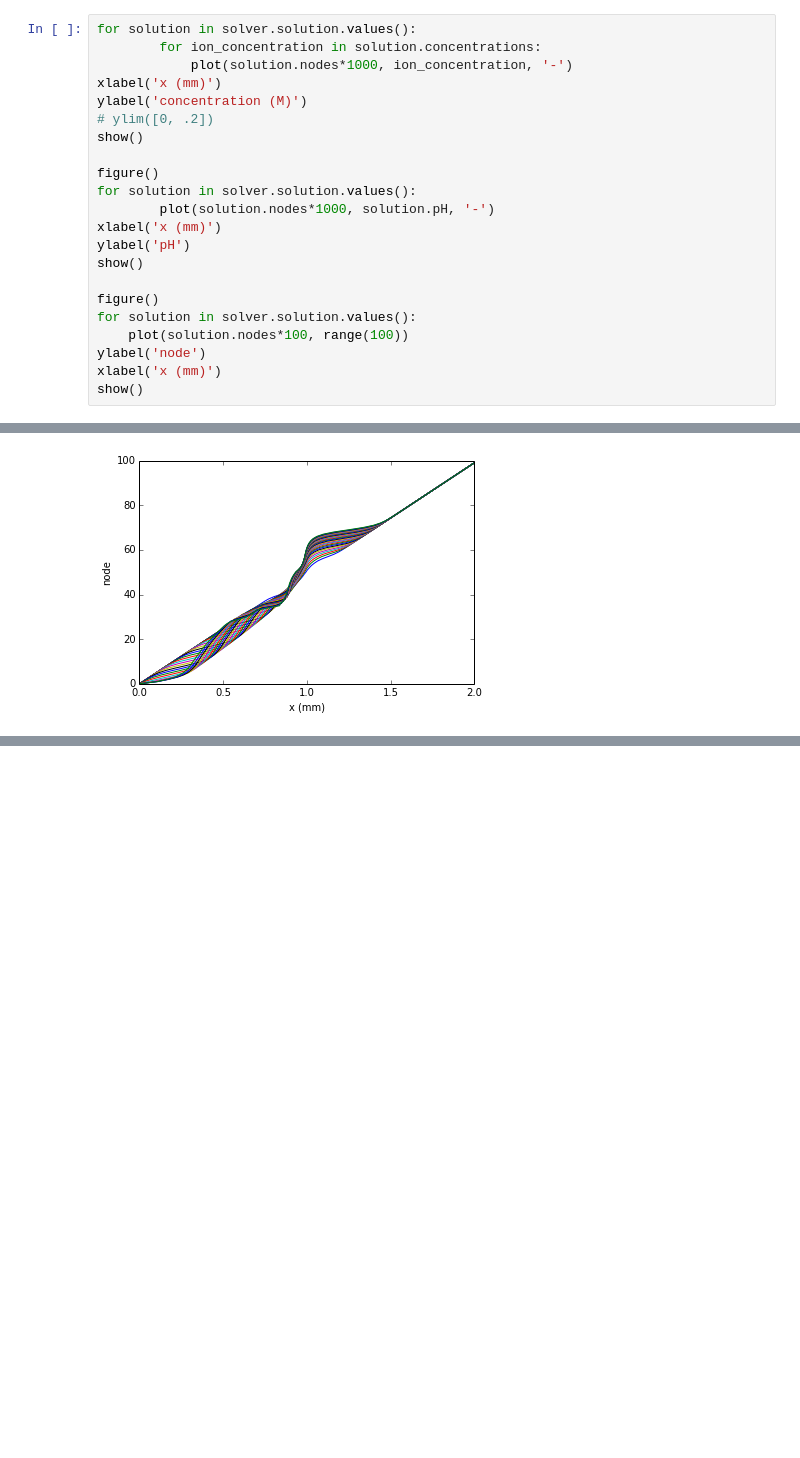
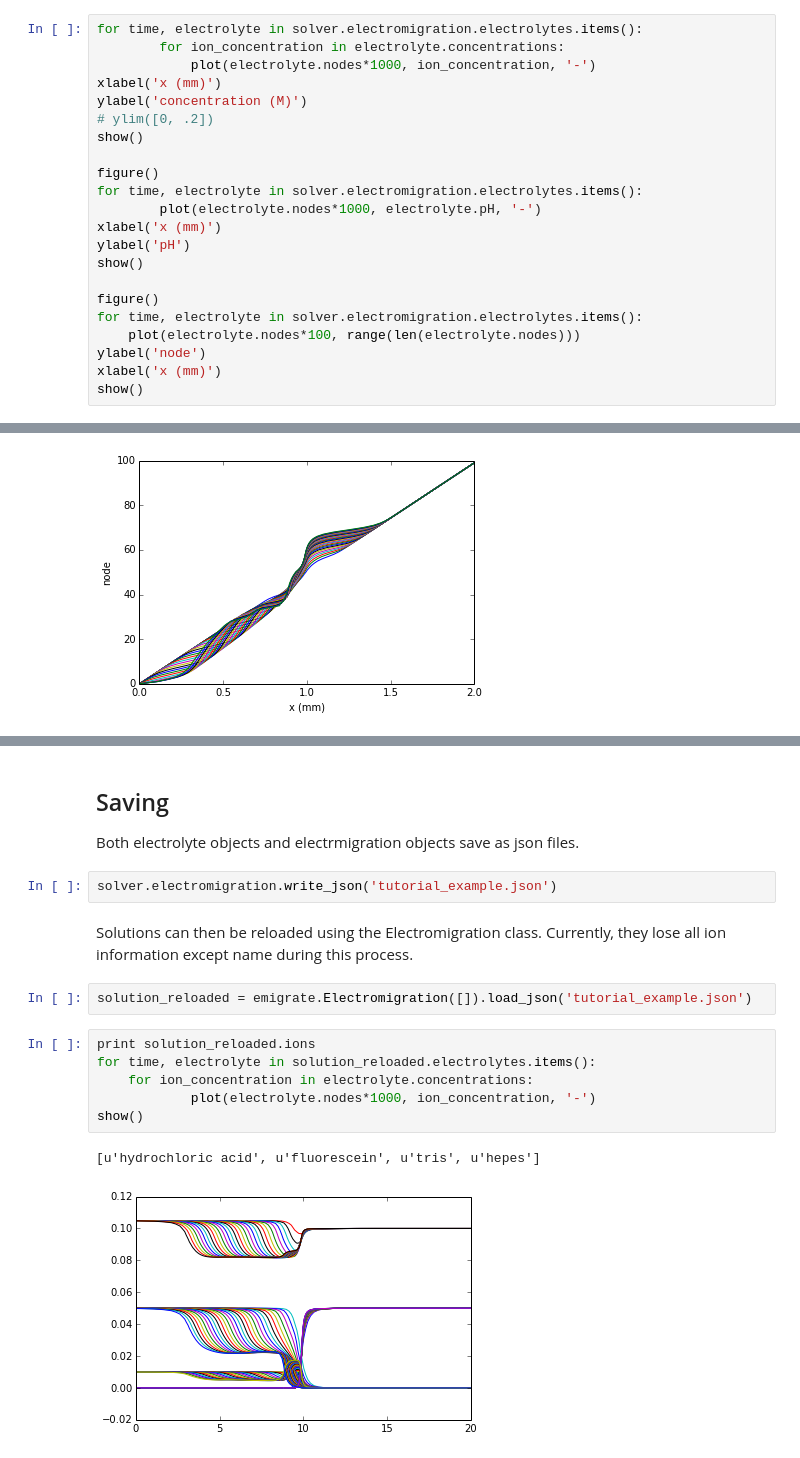
Before and after one commit to lewisamarshall/emigrate, a Jupyter notebook: Tutorial.ipynb, the cells around one changed output, grey strips where cells are left out. Cells and saved outputs as stored; diff of their text form; blank space fills up the shorter version.

Commit message:
Updated tutorial with saving and loading.

```diff
--- a/Tutorial.ipynb
+++ b/Tutorial.ipynb
@@ -60,22 +60,22 @@ Solved in 14.0154378414 seconds.
 # %%
-for solution in solver.solution.values():
-        for ion_concentration in solution.concentrations:
-            plot(solution.nodes*1000, ion_concentration, '-')
+for time, electrolyte in solver.electromigration.electrolytes.items():
+        for ion_concentration in electrolyte.concentrations:
+            plot(electrolyte.nodes*1000, ion_concentration, '-')
 xlabel('x (mm)')
 ylabel('concentration (M)')
 # ylim([0, .2])
 show()
 
 figure()
-for solution in solver.solution.values():
-        plot(solution.nodes*1000, solution.pH, '-')
+for time, electrolyte in solver.electromigration.electrolytes.items():
+        plot(electrolyte.nodes*1000, electrolyte.pH, '-')
 xlabel('x (mm)')
 ylabel('pH')
 show()
 
 figure()
-for solution in solver.solution.values():
-    plot(solution.nodes*100, range(100))
+for time, electrolyte in solver.electromigration.electrolytes.items():
+    plot(electrolyte.nodes*100, range(len(electrolyte.nodes)))
 ylabel('node')
 xlabel('x (mm)')
 show()
@@ -103,0 +100,19 @@ The equilibrium solver called is the fixed pH solver.
+# %% [markdown]
+Saving
+------
+Both electrolyte objects and electrmigration objects save as json files.
+# %%
+solver.electromigration.write_json('tutorial_example.json')
+# %% [markdown]
+Solutions can then be reloaded using the Electromigration class. Currently, they lose all ion information except name during this process.
+# %%
+solution_reloaded = emigrate.Electromigration([]).load_json('tutorial_example.json')
+# %%
+print solution_reloaded.ions
+for time, electrolyte in solution_reloaded.electrolytes.items():
+    for ion_concentration in electrolyte.concentrations:
+            plot(electrolyte.nodes*1000, ion_concentration, '-')
+show()
+# %% [output]
+[u'hydrochloric acid', u'fluorescein', u'tris', u'hepes']
+[figure, added]
```
Also changed, not shown: parts of 4 cells of this notebook, 5 other files.
